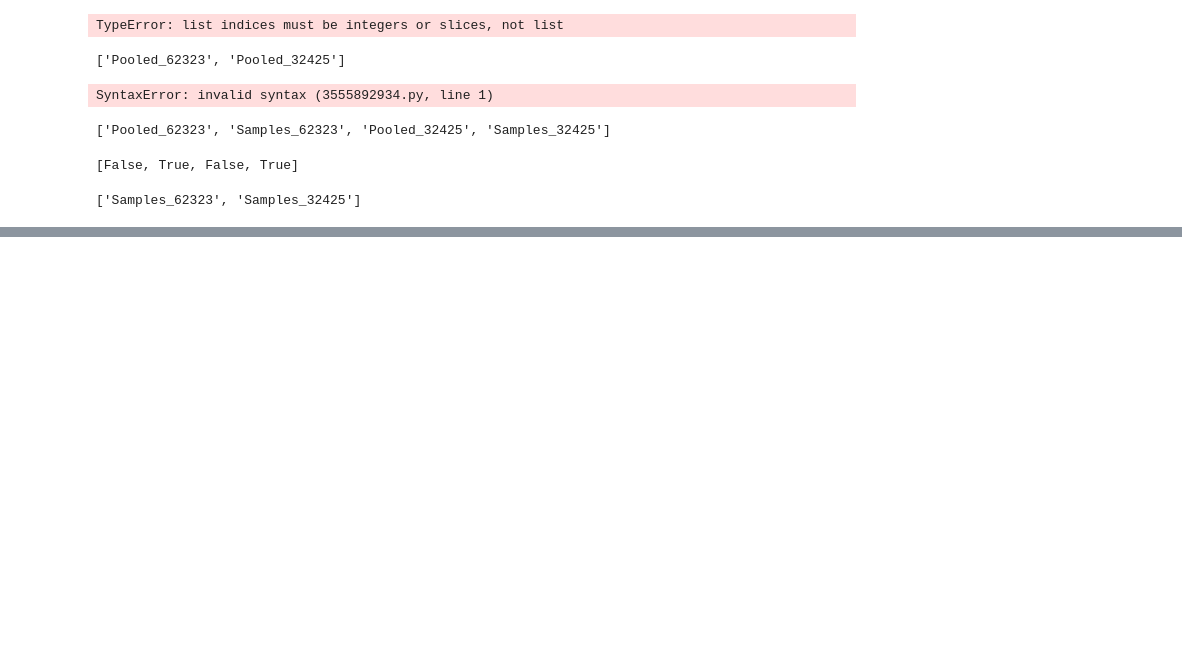
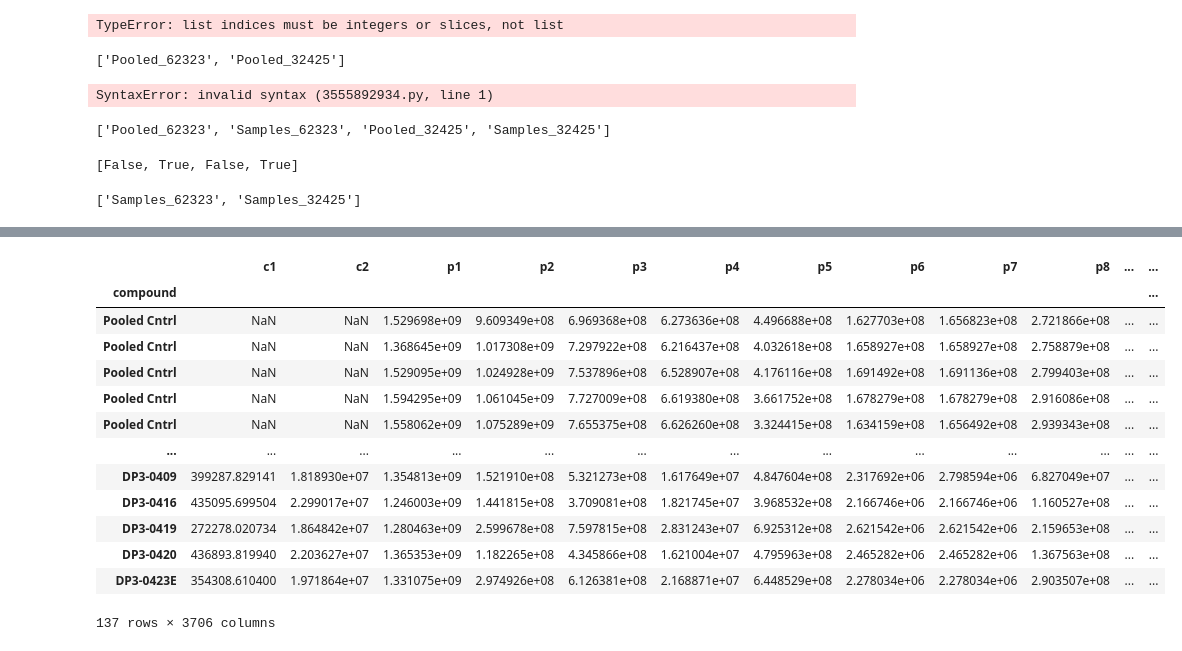
Before and after one commit to spiekos/PiekosLab, a Jupyter notebook: kaylaxu/test.MTBL_datacleaning.ipynb, the cells around one changed output, grey strips where cells are left out. Drawn from its saved outputs; the diff is of its cells as text; code cells hidden in the pictures; blank space fills up the shorter version.

```diff
--- a/kaylaxu/test.MTBL_datacleaning.ipynb
+++ b/kaylaxu/test.MTBL_datacleaning.ipynb
@@ -645,0 +889,29 @@ list(compress(list(exp_data.keys()), ["Sample" in x for x in exp_data.keys()]))
+# %%
+# replace inappropriate values with np.nan
+def handle_missing(exp1, exp2):
+    exp1 = exp1.map(convert_missing)
+    exp2 = exp2.map(convert_missing)
+    return exp1, exp2
+
+# split expression data by batch and by samples/pooled, saving in exp_data dictionary
+def split_exp(exp, batch, e, exp_data):
+    is_pooled = ["Pooled" in s for s in exp.index]
+    pooled = exp.iloc[is_pooled,:]
+    pooled['batch'] = batch["batch"][is_pooled]
+
+    is_sample = ["Pooled" not in s for s in exp.index]
+    sample = exp.iloc[is_sample,:]
+    sample['batch'] = batch["batch"][is_sample]
+
+    unique_batches = batch["batch"].unique()
+    for b in unique_batches:
+        exp_data["Pooled_" + str(b) + "_" + e] = pooled[pooled['batch'] == b]
+        exp_data["Samples_" + str(b) + "_" + e] = sample[sample['batch'] == b]
+# %%
+# read in csv files
+pos_exp = pd.read_csv("/Users/kaylaxu/Desktop/data/clean_data/MTBL_placenta/pos_expression.csv", index_col=0)
+pos_batch = pd.read_csv("/Users/kaylaxu/Desktop/data/clean_data/MTBL_placenta/pos_batch.csv", index_col=0)
+pos_comp = pd.read_csv("/Users/kaylaxu/Desktop/data/clean_data/MTBL_placenta/pos_compounds.csv", index_col=0)
+neg_exp = pd.read_csv("/Users/kaylaxu/Desktop/data/clean_data/MTBL_placenta/neg_expression.csv", index_col=0)
+neg_batch = pd.read_csv("/Users/kaylaxu/Desktop/data/clean_data/MTBL_placenta/neg_batch.csv", index_col=0)
+neg_comp = pd.read_csv("/Users/kaylaxu/Desktop/data/clean_data/MTBL_placenta/neg_compounds.csv", index_col=0)
@@ -645,0 +954,17 @@ list(compress(list(exp_data.keys()), ["Sample" in x for x in exp_data.keys()]))
+# %%
+pos_exp
+# %% [output]
+|  | c1 | c2 | p1 | p2 | p3 | p4 | p5 | p6 | p7 | p8 | ... | ... |
+| compound |  |  |  |  |  |  |  |  |  |  |  | ... |
+| Pooled Cntrl | NaN | NaN | 1.529698e+09 | 9.609349e+08 | 6.969368e+08 | 6.273636e+08 | 4.496688e+08 | 1.627703e+08 | 1.656823e+08 | 2.721866e+08 | ... | ... |
+| Pooled Cntrl | NaN | NaN | 1.368645e+09 | 1.017308e+09 | 7.297922e+08 | 6.216437e+08 | 4.032618e+08 | 1.658927e+08 | 1.658927e+08 | 2.758879e+08 | ... | ... |
+| Pooled Cntrl | NaN | NaN | 1.529095e+09 | 1.024928e+09 | 7.537896e+08 | 6.528907e+08 | 4.176116e+08 | 1.691492e+08 | 1.691136e+08 | 2.799403e+08 | ... | ... |
+| Pooled Cntrl | NaN | NaN | 1.594295e+09 | 1.061045e+09 | 7.727009e+08 | 6.619380e+08 | 3.661752e+08 | 1.678279e+08 | 1.678279e+08 | 2.916086e+08 | ... | ... |
+| Pooled Cntrl | NaN | NaN | 1.558062e+09 | 1.075289e+09 | 7.655375e+08 | 6.626260e+08 | 3.324415e+08 | 1.634159e+08 | 1.656492e+08 | 2.939343e+08 | ... | ... |
+| ... | ... | ... | ... | ... | ... | ... | ... | ... | ... | ... | ... | ... |
+| DP3-0409 | 399287.829141 | 1.818930e+07 | 1.354813e+09 | 1.521910e+08 | 5.321273e+08 | 1.617649e+07 | 4.847604e+08 | 2.317692e+06 | 2.798594e+06 | 6.827049e+07 | ... | ... |
+| DP3-0416 | 435095.699504 | 2.299017e+07 | 1.246003e+09 | 1.441815e+08 | 3.709081e+08 | 1.821745e+07 | 3.968532e+08 | 2.166746e+06 | 2.166746e+06 | 1.160527e+08 | ... | ... |
+| DP3-0419 | 272278.020734 | 1.864842e+07 | 1.280463e+09 | 2.599678e+08 | 7.597815e+08 | 2.831243e+07 | 6.925312e+08 | 2.621542e+06 | 2.621542e+06 | 2.159653e+08 | ... | ... |
+| DP3-0420 | 436893.819940 | 2.203627e+07 | 1.365353e+09 | 1.182265e+08 | 4.345866e+08 | 1.621004e+07 | 4.795963e+08 | 2.465282e+06 | 2.465282e+06 | 1.367563e+08 | ... | ... |
+| DP3-0423E | 354308.610400 | 1.971864e+07 | 1.331075e+09 | 2.974926e+08 | 6.126381e+08 | 2.168871e+07 | 6.448529e+08 | 2.278034e+06 | 2.278034e+06 | 2.903507e+08 | ... | ... |
+137 rows × 3706 columns
```
Also changed, not shown: parts of 5 cells of this notebook, 4 other files.
